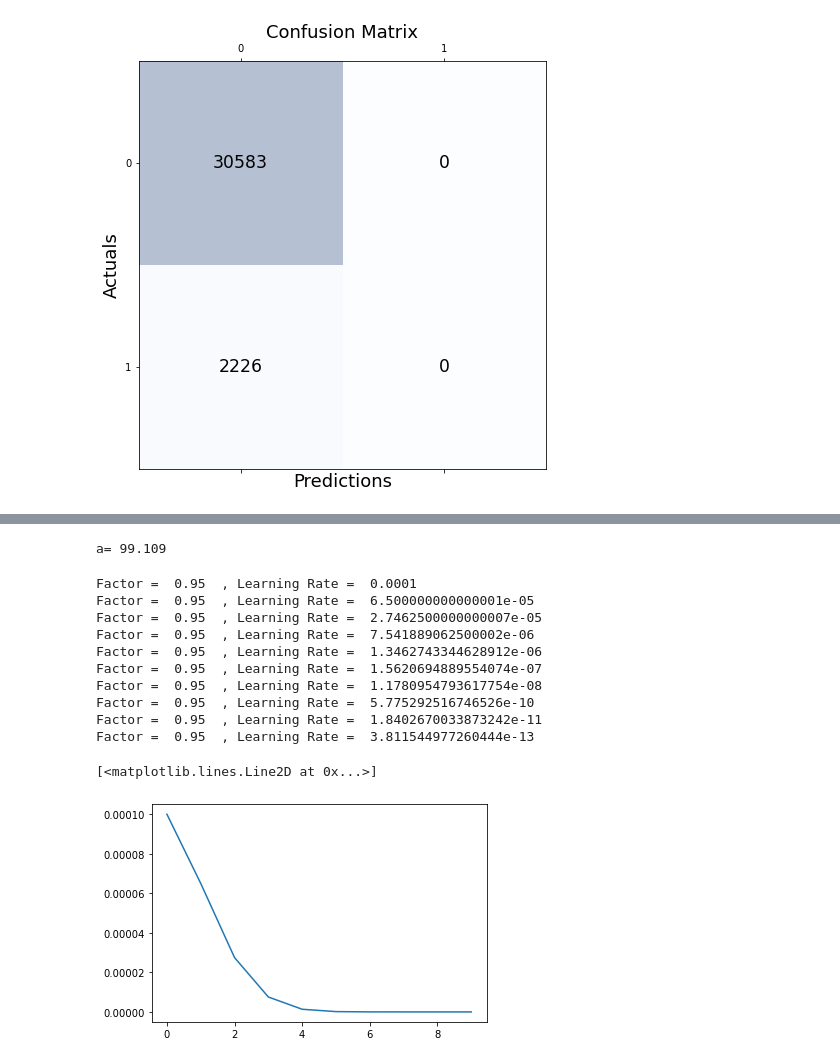
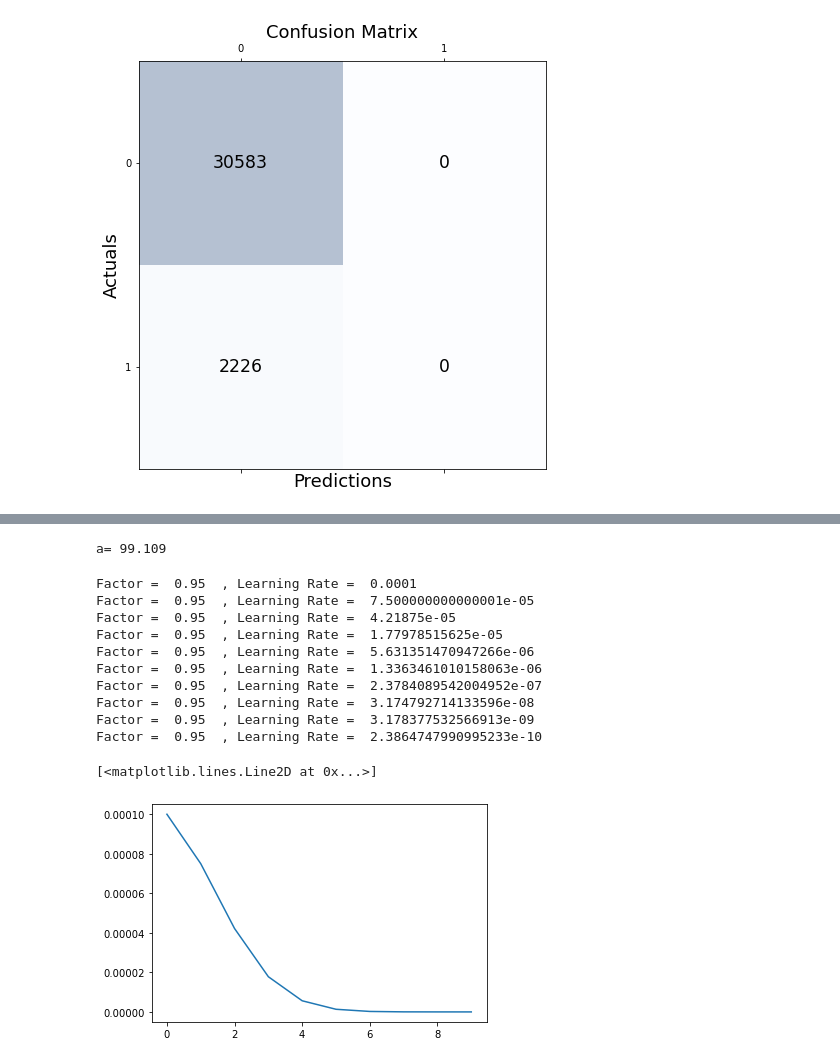
Before and after one commit to matthewrberning/wheat-awn-classification-multiyear, a Jupyter notebook: model/model_evaluation.ipynb, the cells around one changed output, grey strips where cells are left out. Drawn from its saved outputs; the diff is of its cells as text; code cells hidden in the pictures.

```diff
--- a/model/model_evaluation.ipynb
+++ b/model/model_evaluation.ipynb
@@ -310,33 +385,33 @@ for epoch in range(10):
 # %%
 a =99.109201273128301298
-# %%
-print(f"a= {a:.3f}")
-# %% [output]
-a= 99.109
-# %%
-model = torch.nn.Linear(2, 1)
-optimizer = torch.optim.SGD(model.parameters(), lr=0.0001)
-lmbda = lambda epoch: 0.65 ** epoch
-scheduler = torch.optim.lr_scheduler.MultiplicativeLR(optimizer, lr_lambda=lmbda)
-lrs = []
-
-for i in range(10):
-    optimizer.step()
-    lrs.append(optimizer.param_groups[0]["lr"])
-    print("Factor = ",0.95," , Learning Rate = ",optimizer.param_groups[0]["lr"])
-    scheduler.step()
-
-plt.plot(range(10),lrs)
-# %% [output]
-Factor =  0.95  , Learning Rate =  0.0001
-Factor =  0.95  , Learning Rate =  6.500000000000001e-05
-Factor =  0.95  , Learning Rate =  2.7462500000000007e-05
-Factor =  0.95  , Learning Rate =  7.541889062500002e-06
-Factor =  0.95  , Learning Rate =  1.3462743344628912e-06
-Factor =  0.95  , Learning Rate =  1.5620694889554074e-07
-Factor =  0.95  , Learning Rate =  1.1780954793617754e-08
-Factor =  0.95  , Learning Rate =  5.775292516746526e-10
-Factor =  0.95  , Learning Rate =  1.8402670033873242e-11
-Factor =  0.95  , Learning Rate =  3.811544977260444e-13
-[<matplotlib.lines.Line2D at 0x...>]
-[figure, removed]
+# %%
+print(f"a= {a:.3f}")
+# %% [output]
+a= 99.109
+# %%
+model = torch.nn.Linear(2, 1)
+optimizer = torch.optim.SGD(model.parameters(), lr=0.0001)
+lmbda = lambda epoch: 0.75 ** epoch
+scheduler = torch.optim.lr_scheduler.MultiplicativeLR(optimizer, lr_lambda=lmbda)
+lrs = []
+
+for i in range(10):
+    optimizer.step()
+    lrs.append(optimizer.param_groups[0]["lr"])
+    print("Factor = ",0.95," , Learning Rate = ",optimizer.param_groups[0]["lr"])
+    scheduler.step()
+
+plt.plot(range(10),lrs)
+# %% [output]
+Factor =  0.95  , Learning Rate =  0.0001
+Factor =  0.95  , Learning Rate =  7.500000000000001e-05
+Factor =  0.95  , Learning Rate =  4.21875e-05
+Factor =  0.95  , Learning Rate =  1.77978515625e-05
+Factor =  0.95  , Learning Rate =  5.631351470947266e-06
+Factor =  0.95  , Learning Rate =  1.3363461010158063e-06
+Factor =  0.95  , Learning Rate =  2.3784089542004952e-07
+Factor =  0.95  , Learning Rate =  3.174792714133596e-08
+Factor =  0.95  , Learning Rate =  3.178377532566913e-09
+Factor =  0.95  , Learning Rate =  2.3864747990995233e-10
+[<matplotlib.lines.Line2D at 0x...>]
+[figure, added]
```
Also changed, not shown: parts of 14 cells of this notebook, 1 other file.
